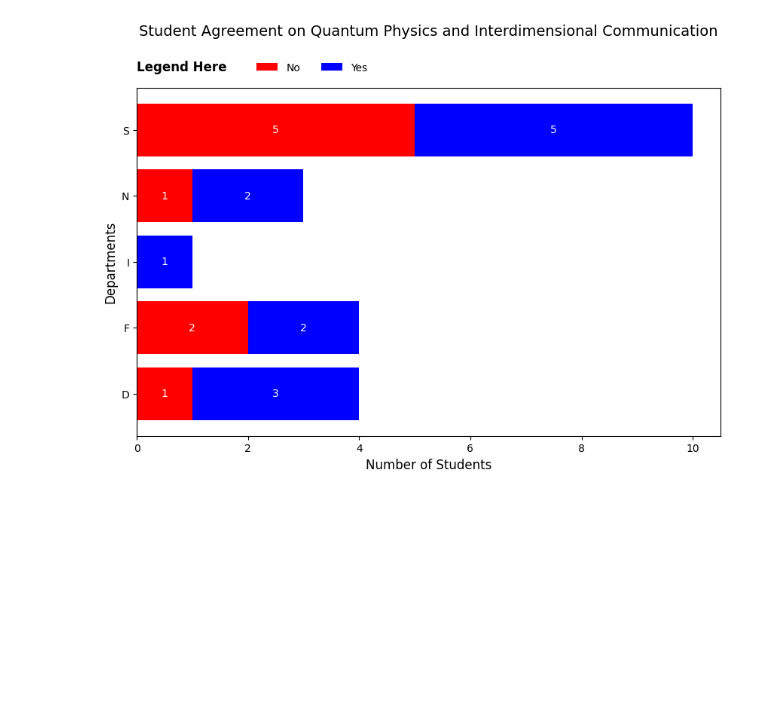
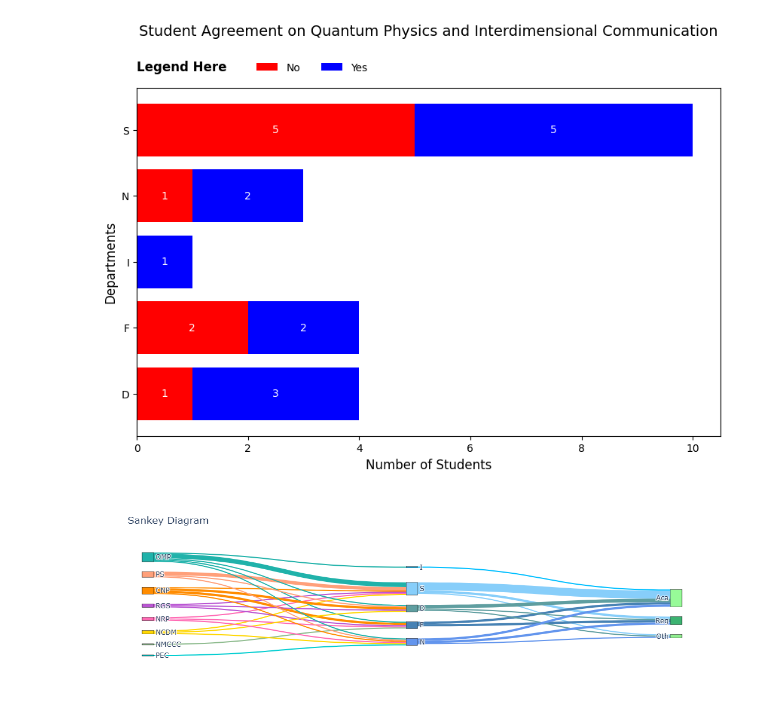
Before and after one commit to Ahsec1/Assignment_2_Data_Analytics, a Jupyter notebook: src/Graphs.ipynb, the cells around one changed output. Cells and saved outputs as stored; diff of their text form; code cells hidden in the pictures; blank space fills up the shorter version.

Commit message:
added the sankey graph but in the ipynb file it doesn't show the graph in visual studio

```diff
--- a/src/Graphs.ipynb
+++ b/src/Graphs.ipynb
@@ -47,3 +47,82 @@ for i in range(len(departments)):
 plt.show()
 # %% [output]
 [figure]
+# %%
+import plotly.graph_objects as go
+import pandas as pd
+
+df = pd.read_csv("C:/Users/USER/Documents/3rd year 2nd sem/Data Analytics/Assignment_2_Data_Analytics/data/sankey_assignment.csv")
+
+left_labels = df.columns[1:9]
+right_labels = df.columns[9:]
+middle_labels = df["LABEL"].tolist()
+
+labels = list(left_labels) + middle_labels + list(right_labels)
+label_to_index = {label: i for i, label in enumerate(labels)}
+
+sources = []
+targets = []
+values = []
+
+for _, row in df.iterrows():
+    mid_label = row["LABEL"]
+
+    for left in left_labels:
+        flow_value = row[left]
+        if flow_value > 0:
+            sources.append(label_to_index[left])
+            targets.append(label_to_index[mid_label])
+            values.append(flow_value)
+
+    for right in right_labels:
+        flow_value = row[right]
+        if flow_value > 0:
+            sources.append(label_to_index[mid_label])
+            targets.append(label_to_index[right])
+            values.append(flow_value)
+
+colors = {
+    "OMP": "#20b2aa",
+    "PS": "#ffa07a",
+    "CNP": "#ff8c00",
+    "RGS": "#ba55d3",
+    "NRP": "#ff6ab4",
+    "NCDM": "#ffd701",
+    "NMCCC": "#8fbc8f",
+    "PEC": "#02ced1",
+    "S": "#87cefa",
+    "I": "#00bfff",
+    "D": "#5f9ea0",
+    "F": "#4782b4",
+    "N": "#6395ed",
+    "Aca": "#97fb98",
+    "Reg": "#3cb371",
+    "Oth": "#90ee8f"
+}
+
+node_colors = [colors[label] for label in labels]
+
+fig = go.Figure(go.Sankey(
+    node=dict(
+        pad=20,
+        thickness=20,
+        line=dict(color="black", width=0.5),
+        label=labels,
+        color=node_colors
+    ),
+    link=dict(
+        source=sources,
+        target=targets,
+        value=values,
+        color=[node_colors[src] for src in sources]
+    )
+))
+
+fig.update_layout(
+    title_text="Sankey Diagram",
+    font_size=12
+)
+
+fig.show()
+# %% [output]
+[figure, added]
```
Also changed, not shown: 1 other file.
